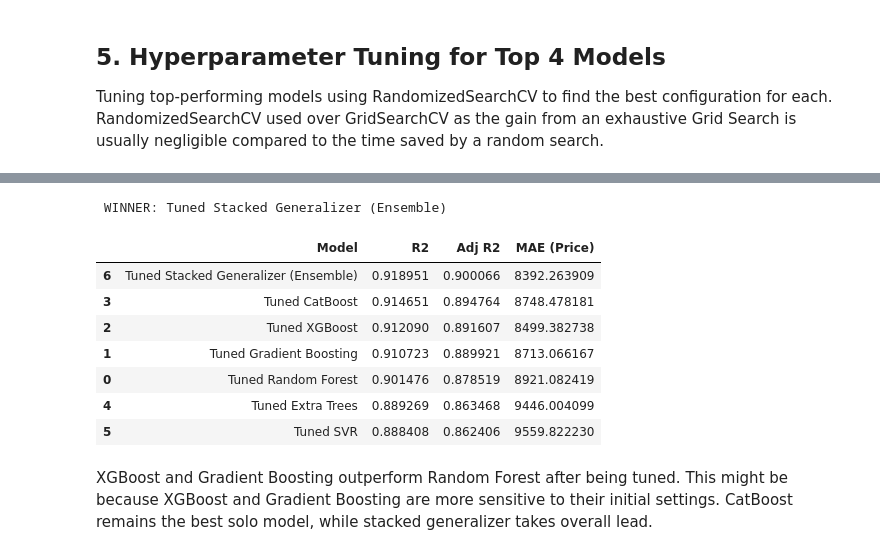
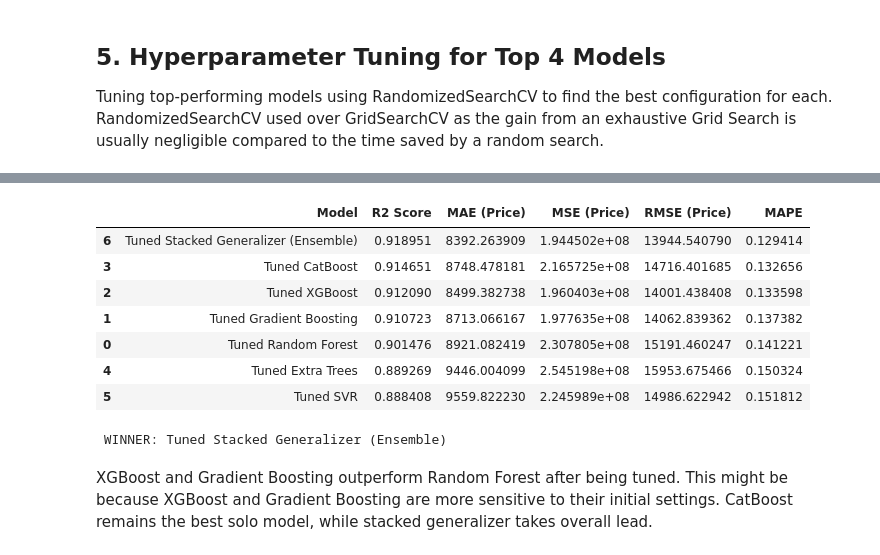
Before and after one commit to nishka-shah/Laptop-Prices, a Jupyter notebook: notebooks/model_training.ipynb, the cells around one changed output, grey strips where cells are left out. Saved outputs shown, nothing was run; the diff lists cells and outputs as text; code cells hidden in the pictures.

```diff
--- a/notebooks/model_training.ipynb
+++ b/notebooks/model_training.ipynb
@@ -291,7 +292,9 @@ def tune_model(estimator, param_dist, name):
     search.fit(X_train, y_train)
 
     print(f"--- {name} Results ---")
+    metrics = calculate_price_metrics(y_test, search.best_estimator_.predict(X_test))
     print(f"Best CV R2: {search.best_score_:.4f}")
+    print(f"Test MAE: {metrics['MAE (Price)']:.2f}, RMSE: {metrics['RMSE (Price)']:.2f}, MAPE: {metrics['MAPE']:.2%}")
     print(f"Optimal Parameters: {search.best_params_}\n")
 
     return search.best_estimator_
@@ -374,51 +376,52 @@ def evaluate_final(model, name):
     n = X_test.shape[0]
     p = X_test.shape[1]
     adj_r2 = 1 - (1 - r2) * (n - 1) / (n - p - 1)
-    mae_price = mean_absolute_error(np.exp(y_test), np.exp(y_pred))
-    return {"Model": name, "R2": r2, "Adj R2": adj_r2, "MAE (Price)": mae_price}
+    metrics = calculate_price_metrics(y_test, y_pred)
+    res = {"Model": name, "R2 Score": r2, "Adj R2": adj_r2}
+    res.update(metrics)
+    return res
 
 final_results = [
     evaluate_final(best_rf, "Tuned Random Forest"),
     evaluate_final(best_gb, "Tuned Gradient Boosting"),
     evaluate_final(best_xgb, "Tuned XGBoost"),
     evaluate_final(best_cat, "Tuned CatBoost"),
     evaluate_final(best_et, "Tuned Extra Trees"),
     evaluate_final(best_svr, "Tuned SVR"),
     evaluate_final(final_tuned_stack, "Tuned Stacked Generalizer (Ensemble)")
 ]
 
-final_df = pd.DataFrame(final_results).sort_values(by="R2", ascending=False)
+final_df = pd.DataFrame(final_results).sort_values(by="R2 Score", ascending=False)
 final_df.to_csv("../results/final_tuned_performance.csv", index=False)
+display(final_df[["Model", "R2 Score", "MAE (Price)", "MSE (Price)", "RMSE (Price)", "MAPE"]])
 
 # Identify and save the winner
 best_overall_name = final_df.iloc[0]["Model"]
 print(f" WINNER: {best_overall_name}")
 
 best_overall_model = None
 if best_overall_name == "Tuned Stacked Generalizer (Ensemble)":
     best_overall_model = final_tuned_stack
 elif "Random Forest" in best_overall_name: best_overall_model = best_rf
 elif "Gradient Boosting" in best_overall_name: best_overall_model = best_gb
 elif "XGBoost" in best_overall_name: best_overall_model = best_xgb
 elif "CatBoost" in best_overall_name: best_overall_model = best_cat
 elif "Extra Trees" in best_overall_name: best_overall_model = best_et
 elif "SVR" in best_overall_name: best_overall_model = best_svr
 
 if best_overall_model:
     os.makedirs("../models", exist_ok=True)
     joblib.dump(best_overall_model, "../models/best_laptop_price_model_final.joblib")
-
-final_df
 # %% [output]
+|  | Model | R2 Score | MAE (Price) | MSE (Price) | RMSE (Price) | MAPE |
+| 6 | Tuned Stacked Generalizer (Ensemble) | 0.918951 | 8392.263909 | 1.944502e+08 | 13944.540790 | 0.129414 |
+| 3 | Tuned CatBoost | 0.914651 | 8748.478181 | 2.165725e+08 | 14716.401685 | 0.132656 |
+| 2 | Tuned XGBoost | 0.912090 | 8499.382738 | 1.960403e+08 | 14001.438408 | 0.133598 |
+| 1 | Tuned Gradient Boosting | 0.910723 | 8713.066167 | 1.977635e+08 | 14062.839362 | 0.137382 |
+| 0 | Tuned Random Forest | 0.901476 | 8921.082419 | 2.307805e+08 | 15191.460247 | 0.141221 |
+| 4 | Tuned Extra Trees | 0.889269 | 9446.004099 | 2.545198e+08 | 15953.675466 | 0.150324 |
+| 5 | Tuned SVR | 0.888408 | 9559.822230 | 2.245989e+08 | 14986.622942 | 0.151812 |
  WINNER: Tuned Stacked Generalizer (Ensemble)
-|  | Model | R2 | Adj R2 | MAE (Price) |
-| 6 | Tuned Stacked Generalizer (Ensemble) | 0.918951 | 0.900066 | 8392.263909 |
-| 3 | Tuned CatBoost | 0.914651 | 0.894764 | 8748.478181 |
-| 2 | Tuned XGBoost | 0.912090 | 0.891607 | 8499.382738 |
-| 1 | Tuned Gradient Boosting | 0.910723 | 0.889921 | 8713.066167 |
-| 0 | Tuned Random Forest | 0.901476 | 0.878519 | 8921.082419 |
-| 4 | Tuned Extra Trees | 0.889269 | 0.863468 | 9446.004099 |
-| 5 | Tuned SVR | 0.888408 | 0.862406 | 9559.822230 |
 # %% [markdown]
 XGBoost and Gradient Boosting outperform Random Forest after being tuned. This might be because XGBoost and Gradient Boosting are more sensitive to their initial settings. CatBoost remains the best solo model, while stacked generalizer takes overall lead.
 # %%
```
Also changed, not shown: parts of 7 cells of this notebook, 12 other files.
